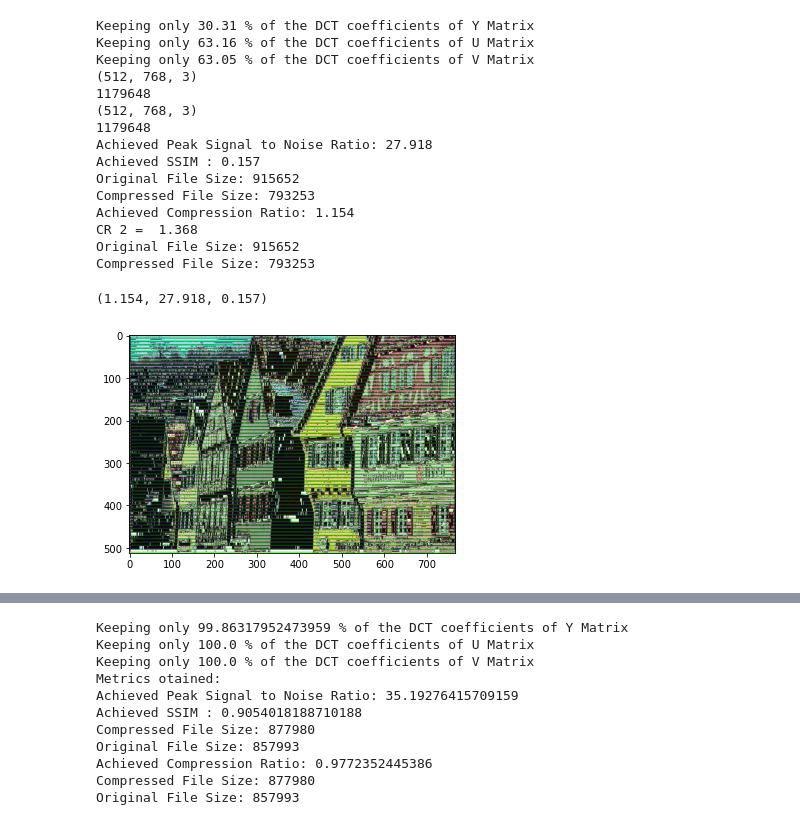
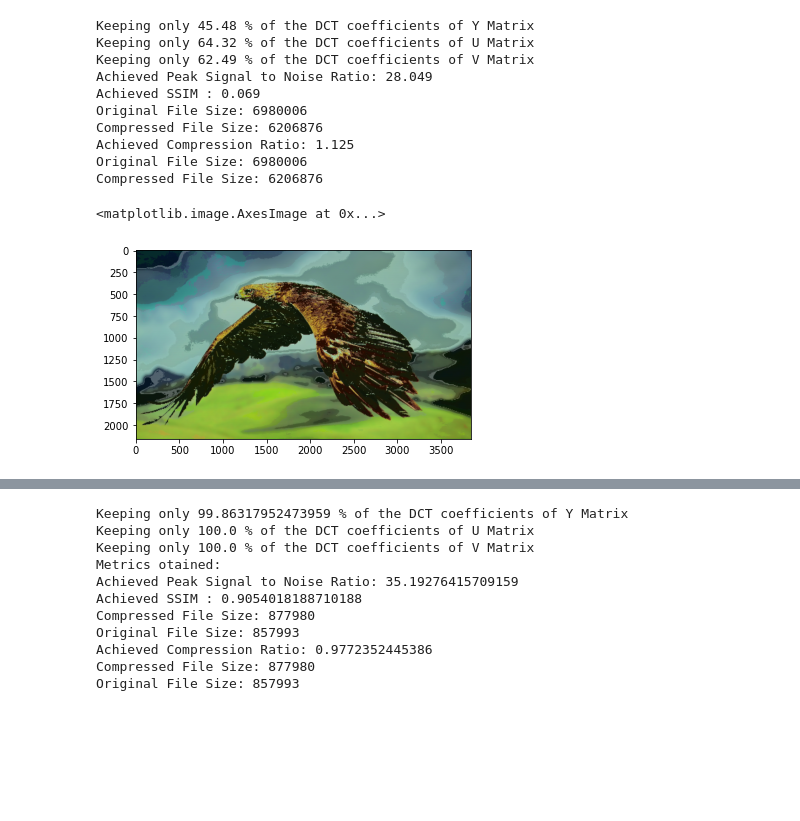
Before and after one commit to shreyan241/Lossy-Image-Compression, a Jupyter notebook: DCT.ipynb, the cells around one changed output, grey strips where cells are left out. Cells and saved outputs as stored; diff of their text form; code cells hidden in the pictures; blank space fills up the shorter version.

Commit message:
Added final metric calculation

```diff
--- a/DCT.ipynb
+++ b/DCT.ipynb
@@ -272,30 +278,28 @@ def metrics( original_img, compressed_img ):
     return cr(original_img, compressed_img), psnr(original_img, compressed_img), ssim(original_img, compressed_img)
 # %%
-image = load_image("Kodak/kodim08.png")
+# RUNNING METRICS FOR 1 IMAGE
+
+# image = load_image("Kodak/kodim08.png")
+image = load_image("Dataset4K/4k-3840-x-2160-wallpapers-themefoxx (1).jpg")
 # X_final= np.asarray(DCT_compression( image, 0.01,), dtype=None, order=None)
-X_final = np.asarray(DCT_compression(image, 0.5, 100, 100))
-print(image.shape)
-print(image.size)
-print(X_final.shape)
-print(X_final.size)
+X_final = np.asarray(DCT_compression(image, 0.45, 100, 100))
+# print(image.shape)
+# print(image.size)
+# print(X_final.shape)
+# print(X_final.size)
+metrics(image, X_final)
 plt.imshow(X_final)
-metrics( image, X_final )
 # %% [output]
-Keeping only 30.31 % of the DCT coefficients of Y Matrix
-Keeping only 63.16 % of the DCT coefficients of U Matrix
-Keeping only 63.05 % of the DCT coefficients of V Matrix
-(512, 768, 3)
-1179648
-(512, 768, 3)
-1179648
-Achieved Peak Signal to Noise Ratio: 27.918
-Achieved SSIM : 0.157
-Original File Size: 915652
-Compressed File Size: 793253
-Achieved Compression Ratio: 1.154
-CR 2 =  1.368
-Original File Size: 915652
-Compressed File Size: 793253
+Keeping only 45.48 % of the DCT coefficients of Y Matrix
+Keeping only 64.32 % of the DCT coefficients of U Matrix
+Keeping only 62.49 % of the DCT coefficients of V Matrix
+Achieved Peak Signal to Noise Ratio: 28.049
+Achieved SSIM : 0.069
+Original File Size: 6980006
+Compressed File Size: 6206876
+Achieved Compression Ratio: 1.125
+Original File Size: 6980006
+Compressed File Size: 6206876
-(1.154, 27.918, 0.157)
+<matplotlib.image.AxesImage at 0x...>
-[figure, old version]
+[figure, new version]
 # %%
```
Also changed, not shown: parts of 5 cells of this notebook.
